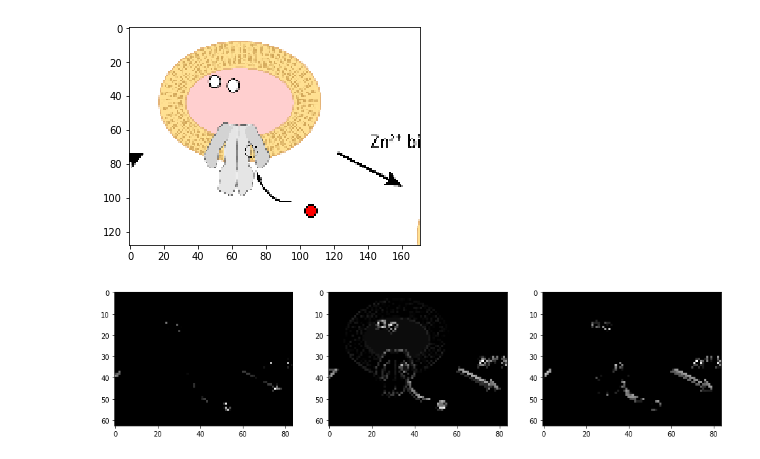
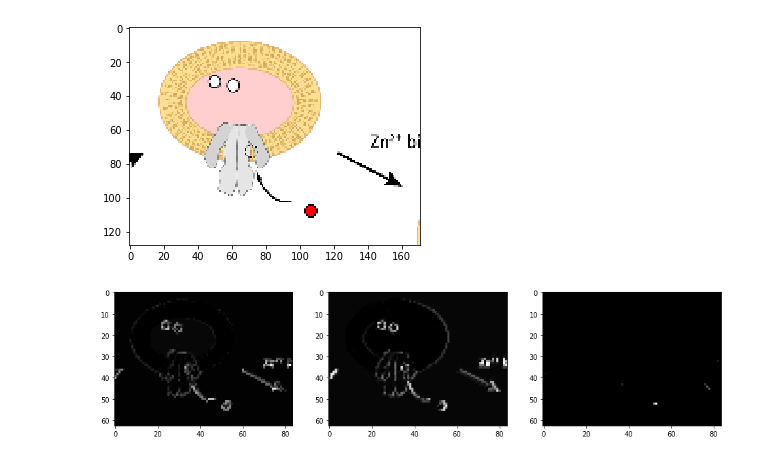
Before and after one commit to ralhadeff/basic-machine-learning, a Jupyter notebook: CNN/conv.ipynb, the cells around one changed output. Cells and saved outputs as stored; diff of their text form; code cells hidden in the pictures.

```diff
--- a/CNN/conv.ipynb
+++ b/CNN/conv.ipynb
@@ -18,15 +18,15 @@ import numpy as np
 def max_pool(data,step_size):
     '''Max pool data and reduce the number of pixels'''
     # setup parameters
-    n,x,y = data.shape
+    x,y,n = data.shape
     # generate output array
-    pool = np.zeros((n,x//step_size,y//step_size))
+    pool = np.zeros((x//step_size,y//step_size,n))
     # reduce size
     for k in range(n):
         # for each kernel
         for i in range(0,x-x%step_size,step_size):
             for j in range(0,y-y%step_size,step_size):
-                pool[k,i//step_size,j//step_size] = np.max(data[k,i:i+step_size,j:j+step_size])
+                pool[i//step_size,j//step_size,k] = np.max(data[i:i+step_size,j:j+step_size,k])
     return pool
 
 def d_max_pool(delta, data, step_size):
@@ -42,10 +42,10 @@ def d_max_pool(delta, data, step_size):
         for i in range(0,x-x%step_size,step_size):
             for j in range(0,y-y%step_size,step_size):
                 # obtain index of largest value in input for current window
-                current = data[k,i:i+step_size, j:j+step_size]
+                current = data[i:i+step_size, j:j+step_size,k]
                 (a, b) = np.unravel_index(np.argmax(current),current.shape)
                 # update error to propagate backward (only the max value is propagated)
-                error[k,i+a, j+b] = delta[k,i//step_size, j//step_size]
+                error[i+a, j+b] = delta[k,i//step_size, j//step_size,k]
                 # no weights to update
     return error
 # %%
@@ -56,10 +56,10 @@ relu_conv = conv.feed_forward(image)
 # %%
 pool = max_pool(relu_conv,2)
 #dpool = d_max_pool(pool,relu,2) # dummy test (pool is not the deltas)
 #a,b,c = d_convolve(dpool,image,kernels)
 fig, axes = plt.subplots(figsize=(16,12),ncols=n)
 for i in range(n):
-    axes[i].imshow(pool[i],cmap='gray')
+    axes[i].imshow(pool[:,:,i],cmap='gray')
 plt.show()
 # %% [output]
-[figure, old version]
+[figure, new version]
```
